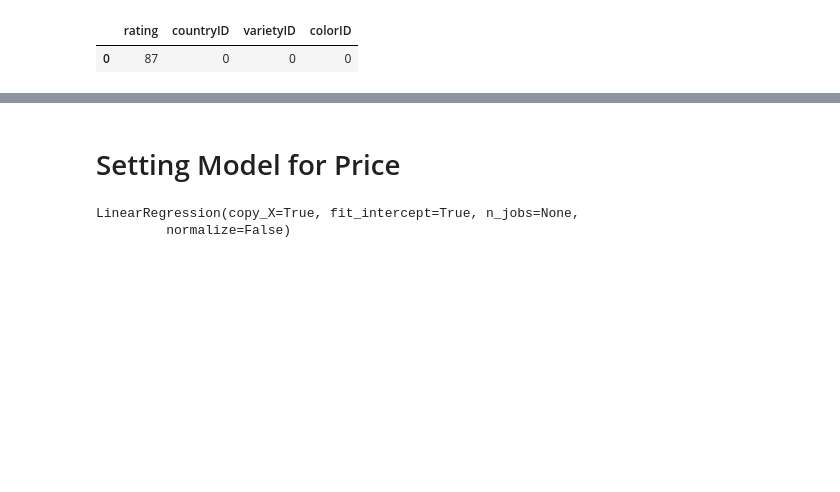
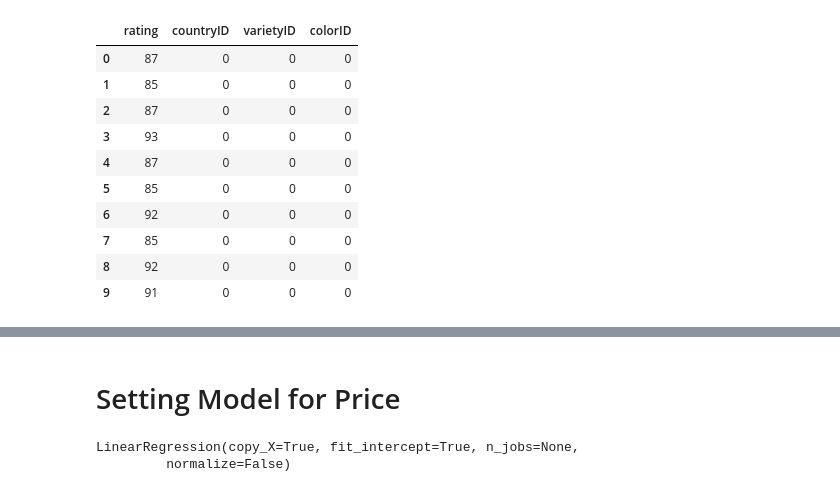
Before and after one commit to bendgame/WineRecommend, a Jupyter notebook: Notebooks/MRPrice.ipynb, the cells around one changed output, grey strips where cells are left out. Drawn from its saved outputs; the diff is of its cells as text; code cells hidden in the pictures; blank space fills up the shorter version.

```diff
--- a/Notebooks/MRPrice.ipynb
+++ b/Notebooks/MRPrice.ipynb
@@ -19,21 +19,30 @@ df = pd.read_sql('Select * from wine_data where price < 100 and price in (select
 # %%
 features_df = df.copy()
 del features_df['price']
 del features_df['index']
 del features_df['description']
 del features_df['title']
 del features_df['province']
 del features_df['winery']
 del features_df['country']
 del features_df['color']
 del features_df['variety']
 del features_df['provinceID']
 del features_df['wineryID']
 del features_df['level_0']
-features_df.head(1)
+features_df.head(10)
 # %% [output]
 |  | rating | countryID | varietyID | colorID |
 | 0 | 87 | 0 | 0 | 0 |
+| 1 | 85 | 0 | 0 | 0 |
+| 2 | 87 | 0 | 0 | 0 |
+| 3 | 93 | 0 | 0 | 0 |
+| 4 | 87 | 0 | 0 | 0 |
+| 5 | 85 | 0 | 0 | 0 |
+| 6 | 92 | 0 | 0 | 0 |
+| 7 | 85 | 0 | 0 | 0 |
+| 8 | 92 | 0 | 0 | 0 |
+| 9 | 91 | 0 | 0 | 0 |
 # %%
 df.head()
 # %% [output]
```
